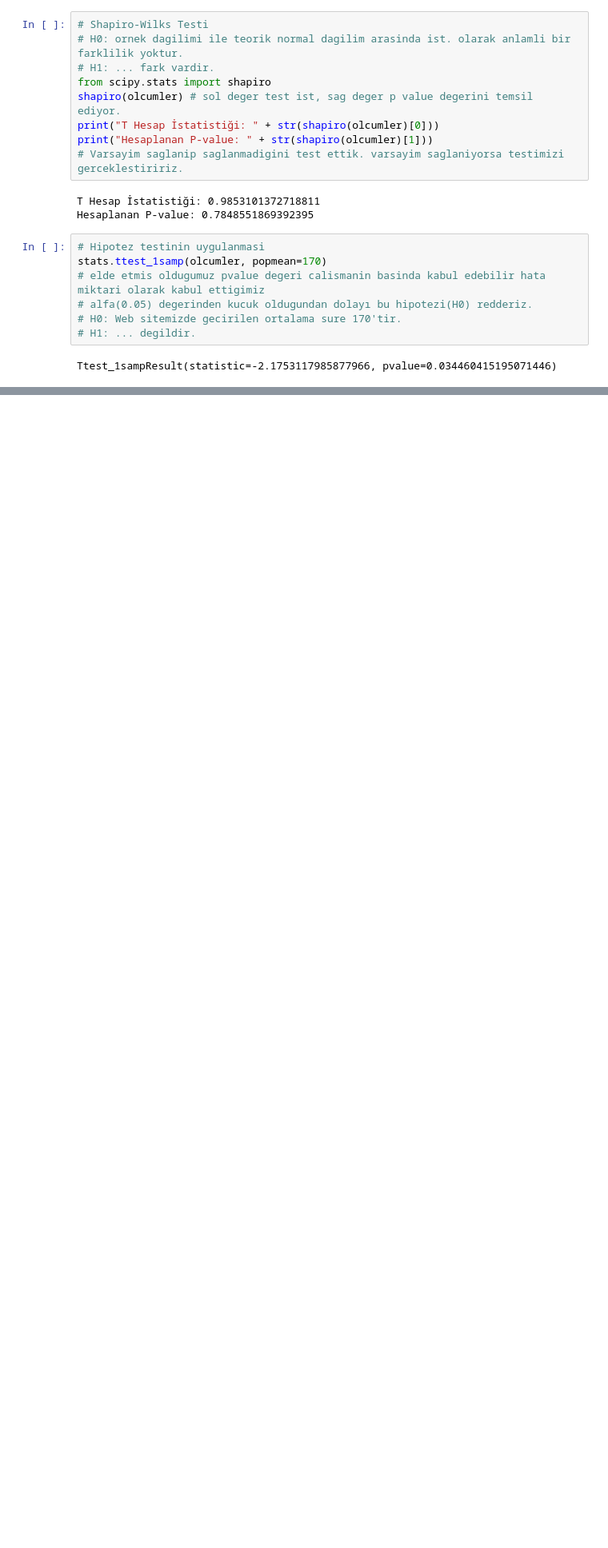
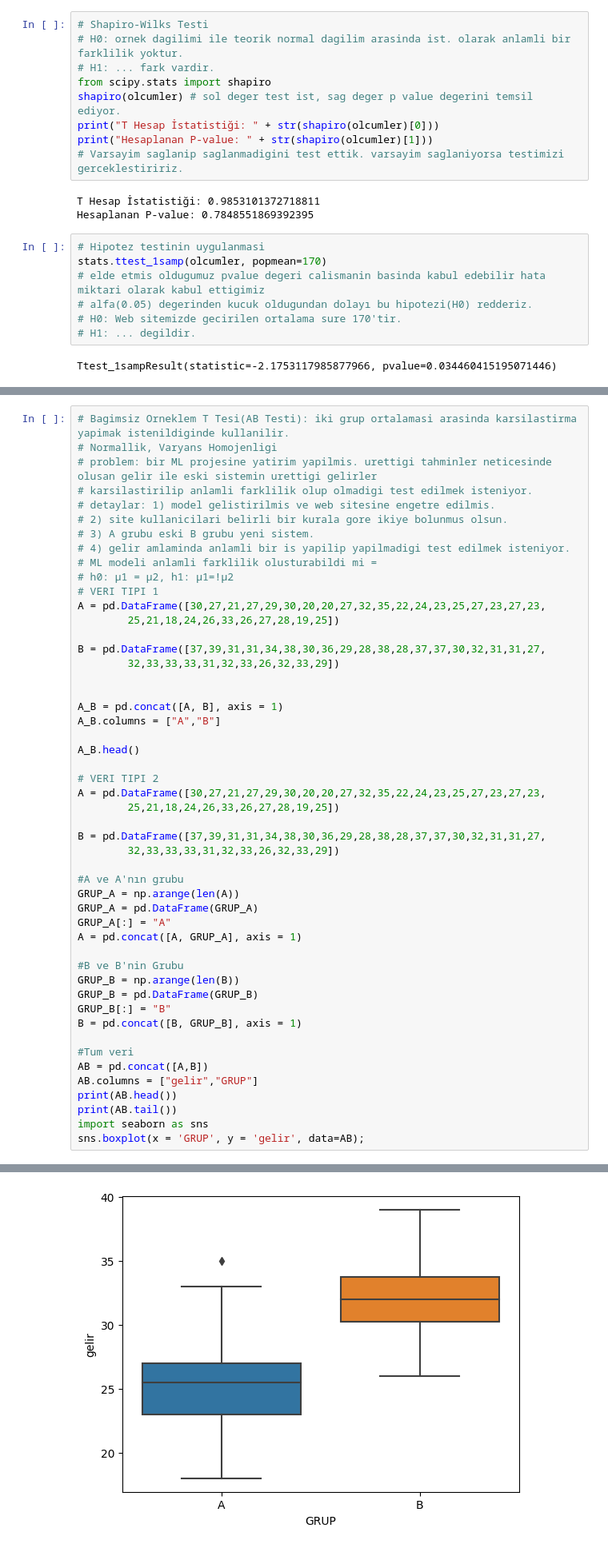
Before and after one commit to fyildirgan/py-stat, a Jupyter notebook: py-stat.ipynb, the cells around one changed output, grey strips where cells are left out. Shown at 80% size. Saved outputs shown, nothing was run; the diff lists cells and outputs as text; blank space fills up the shorter version.

```diff
--- a/py-stat.ipynb
+++ b/py-stat.ipynb
@@ -300,0 +324,51 @@ Ttest_1sampResult(statistic=-2.1753117985877966, pvalue=0.034460415195071446)
+# %%
+# Bagimsiz Orneklem T Tesi(AB Testi): iki grup ortalamasi arasinda karsilastirma yapimak istenildiginde kullanilir.
+# Normallik, Varyans Homojenligi
+# problem: bir ML projesine yatirim yapilmis. urettigi tahminler neticesinde olusan gelir ile eski sistemin urettigi gelirler
+# karsilastirilip anlamli farklilik olup olmadigi test edilmek isteniyor.
+# detaylar: 1) model gelistirilmis ve web sitesine engetre edilmis.
+# 2) site kullanicilari belirli bir kurala gore ikiye bolunmus olsun.
+# 3) A grubu eski B grubu yeni sistem.
+# 4) gelir amlaminda anlamli bir is yapilip yapilmadigi test edilmek isteniyor.
+# ML modeli anlamli farklilik olusturabildi mi =
+# h0: μ1 = μ2, h1: μ1=!μ2
+# VERI TIPI 1
+A = pd.DataFrame([30,27,21,27,29,30,20,20,27,32,35,22,24,23,25,27,23,27,23,
+        25,21,18,24,26,33,26,27,28,19,25])
+
+B = pd.DataFrame([37,39,31,31,34,38,30,36,29,28,38,28,37,37,30,32,31,31,27,
+        32,33,33,33,31,32,33,26,32,33,29])
+
+
+A_B = pd.concat([A, B], axis = 1)
+A_B.columns = ["A","B"]
+
+A_B.head()
+
+# VERI TIPI 2
+A = pd.DataFrame([30,27,21,27,29,30,20,20,27,32,35,22,24,23,25,27,23,27,23,
+        25,21,18,24,26,33,26,27,28,19,25])
+
+B = pd.DataFrame([37,39,31,31,34,38,30,36,29,28,38,28,37,37,30,32,31,31,27,
+        32,33,33,33,31,32,33,26,32,33,29])
+
+#A ve A'nın grubu
+GRUP_A = np.arange(len(A))
+GRUP_A = pd.DataFrame(GRUP_A)
+GRUP_A[:] = "A"
+A = pd.concat([A, GRUP_A], axis = 1)
+
+#B ve B'nin Grubu
+GRUP_B = np.arange(len(B))
+GRUP_B = pd.DataFrame(GRUP_B)
+GRUP_B[:] = "B"
+B = pd.concat([B, GRUP_B], axis = 1)
+
+#Tum veri
+AB = pd.concat([A,B])
+AB.columns = ["gelir","GRUP"]
+print(AB.head())
+print(AB.tail())
+import seaborn as sns
+sns.boxplot(x = 'GRUP', y = 'gelir', data=AB);
+# %% [output]
@@ -300,0 +387 @@ Ttest_1sampResult(statistic=-2.1753117985877966, pvalue=0.034460415195071446)
+[figure, added]
```
Also changed, not shown: parts of 19 cells of this notebook.
